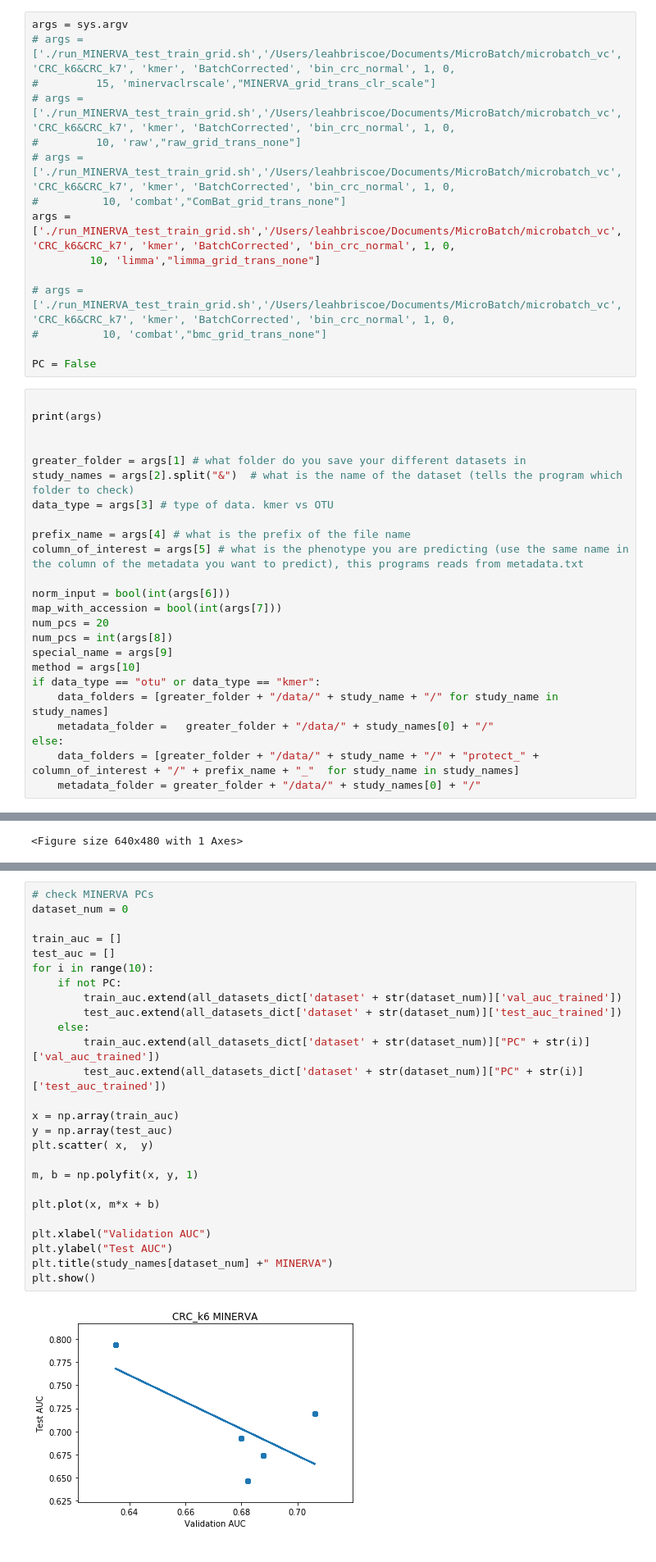
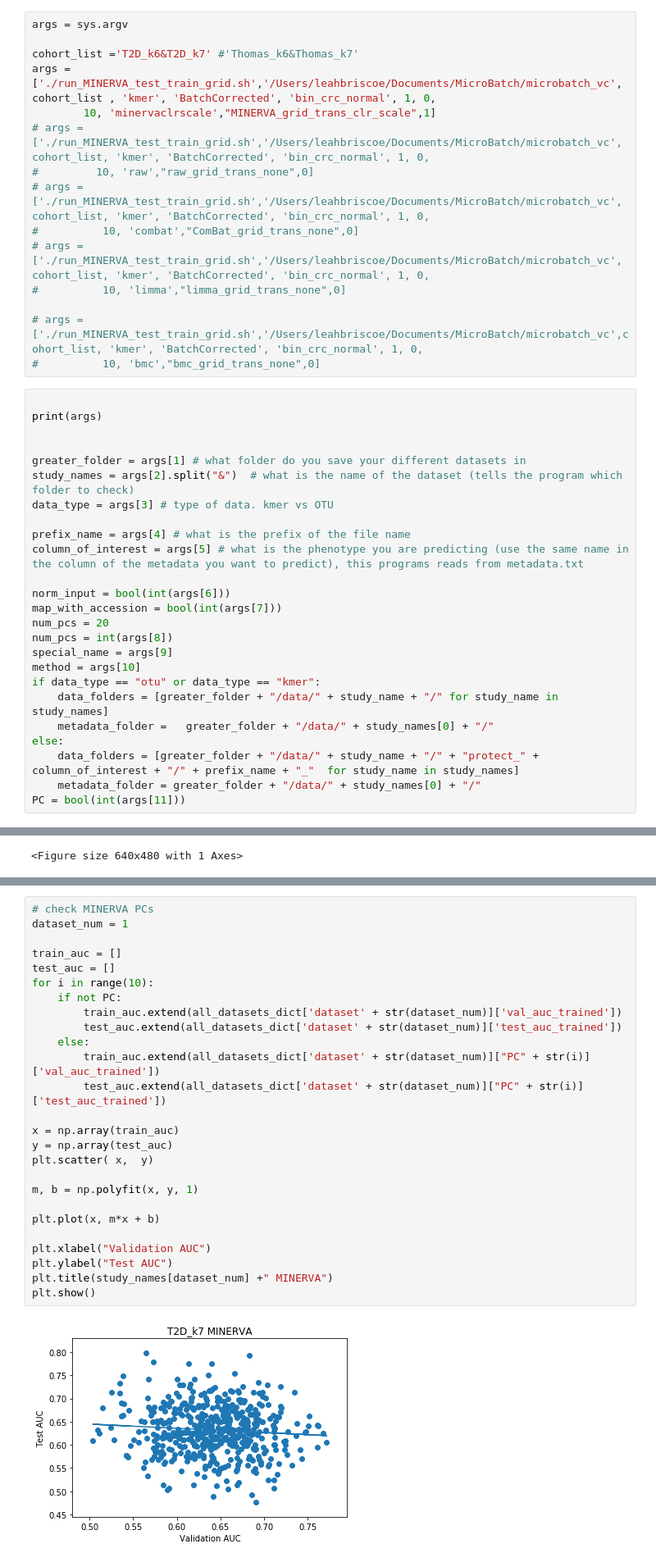
Before and after one commit to LeahBriscoe/microbatch_vc, a Jupyter notebook: Classifier/PlotGrid.ipynb, the cells around one changed output, grey strips where cells are left out. Shown at 82% size. Saved outputs shown, nothing was run; the diff lists cells and outputs as text.

```diff
--- a/Classifier/PlotGrid.ipynb
+++ b/Classifier/PlotGrid.ipynb
@@ -15,19 +15,19 @@ from timeit import default_timer as timer
 import pickle
 # %%
 args = sys.argv
-# args = ['./run_MINERVA_test_train_grid.sh','/Users/leahbriscoe/Documents/MicroBatch/microbatch_vc', 'CRC_k6&CRC_k7', 'kmer', 'BatchCorrected', 'bin_crc_normal', 1, 0,
-#         15, 'minervaclrscale',"MINERVA_grid_trans_clr_scale"]
-# args = ['./run_MINERVA_test_train_grid.sh','/Users/leahbriscoe/Documents/MicroBatch/microbatch_vc', 'CRC_k6&CRC_k7', 'kmer', 'BatchCorrected', 'bin_crc_normal', 1, 0,
-#         10, 'raw',"raw_grid_trans_none"]
-# args = ['./run_MINERVA_test_train_grid.sh','/Users/leahbriscoe/Documents/MicroBatch/microbatch_vc', 'CRC_k6&CRC_k7', 'kmer', 'BatchCorrected', 'bin_crc_normal', 1, 0,
-#          10, 'combat',"ComBat_grid_trans_none"]
-args = ['./run_MINERVA_test_train_grid.sh','/Users/leahbriscoe/Documents/MicroBatch/microbatch_vc', 'CRC_k6&CRC_k7', 'kmer', 'BatchCorrected', 'bin_crc_normal', 1, 0,
-         10, 'limma',"limma_grid_trans_none"]
 
-# args = ['./run_MINERVA_test_train_grid.sh','/Users/leahbriscoe/Documents/MicroBatch/microbatch_vc', 'CRC_k6&CRC_k7', 'kmer', 'BatchCorrected', 'bin_crc_normal', 1, 0,
-#          10, 'combat',"bmc_grid_trans_none"]
+cohort_list ='T2D_k6&T2D_k7' #'Thomas_k6&Thomas_k7'
+args = ['./run_MINERVA_test_train_grid.sh','/Users/leahbriscoe/Documents/MicroBatch/microbatch_vc', cohort_list , 'kmer', 'BatchCorrected', 'bin_crc_normal', 1, 0,
+        10, 'minervaclrscale',"MINERVA_grid_trans_clr_scale",1]
+# args = ['./run_MINERVA_test_train_grid.sh','/Users/leahbriscoe/Documents/MicroBatch/microbatch_vc', cohort_list, 'kmer', 'BatchCorrected', 'bin_crc_normal', 1, 0,
+#         10, 'raw',"raw_grid_trans_none",0]
+# args = ['./run_MINERVA_test_train_grid.sh','/Users/leahbriscoe/Documents/MicroBatch/microbatch_vc', cohort_list, 'kmer', 'BatchCorrected', 'bin_crc_normal', 1, 0,
+#          10, 'combat',"ComBat_grid_trans_none",0]
+# args = ['./run_MINERVA_test_train_grid.sh','/Users/leahbriscoe/Documents/MicroBatch/microbatch_vc', cohort_list, 'kmer', 'BatchCorrected', 'bin_crc_normal', 1, 0,
+#          10, 'limma',"limma_grid_trans_none",0]
 
-PC = False
+# args = ['./run_MINERVA_test_train_grid.sh','/Users/leahbriscoe/Documents/MicroBatch/microbatch_vc',cohort_list, 'kmer', 'BatchCorrected', 'bin_crc_normal', 1, 0,
+#          10, 'bmc',"bmc_grid_trans_none",0]
 # %%
 
 print(args)
@@ -52,4 +52,5 @@ if data_type == "otu" or data_type == "kmer":
 else:
     data_folders = [greater_folder + "/data/" + study_name + "/" + "protect_" + column_of_interest + "/" + prefix_name + "_"  for study_name in study_names]
     metadata_folder = greater_folder + "/data/" + study_names[0] + "/"
+PC = bool(int(args[11]))
 # %% [output]
@@ -100,28 +113,28 @@ study_names
 # %%
 # check MINERVA PCs
-dataset_num = 0
+dataset_num = 1
 
 train_auc = []
 test_auc = []
 for i in range(10):
     if not PC:
         train_auc.extend(all_datasets_dict['dataset' + str(dataset_num)]['val_auc_trained'])
         test_auc.extend(all_datasets_dict['dataset' + str(dataset_num)]['test_auc_trained'])
     else:
         train_auc.extend(all_datasets_dict['dataset' + str(dataset_num)]["PC" + str(i)]['val_auc_trained'])
         test_auc.extend(all_datasets_dict['dataset' + str(dataset_num)]["PC" + str(i)]['test_auc_trained'])
 
 x = np.array(train_auc)
 y = np.array(test_auc)
 plt.scatter( x,  y)
 
 m, b = np.polyfit(x, y, 1)
 
 plt.plot(x, m*x + b)
 
 plt.xlabel("Validation AUC")
 plt.ylabel("Test AUC")
 plt.title(study_names[dataset_num] +" MINERVA")
 plt.show()
 # %% [output]
-[figure, old version]
+[figure, new version]
```
Also changed, not shown: parts of 12 cells of this notebook, 12 other files.
